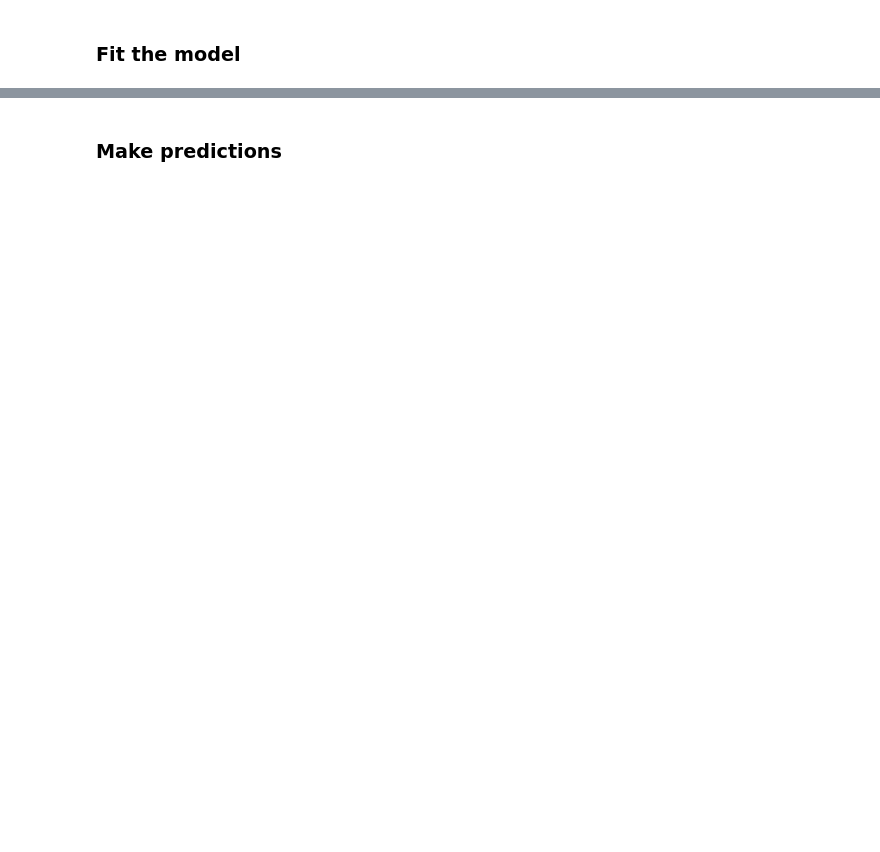
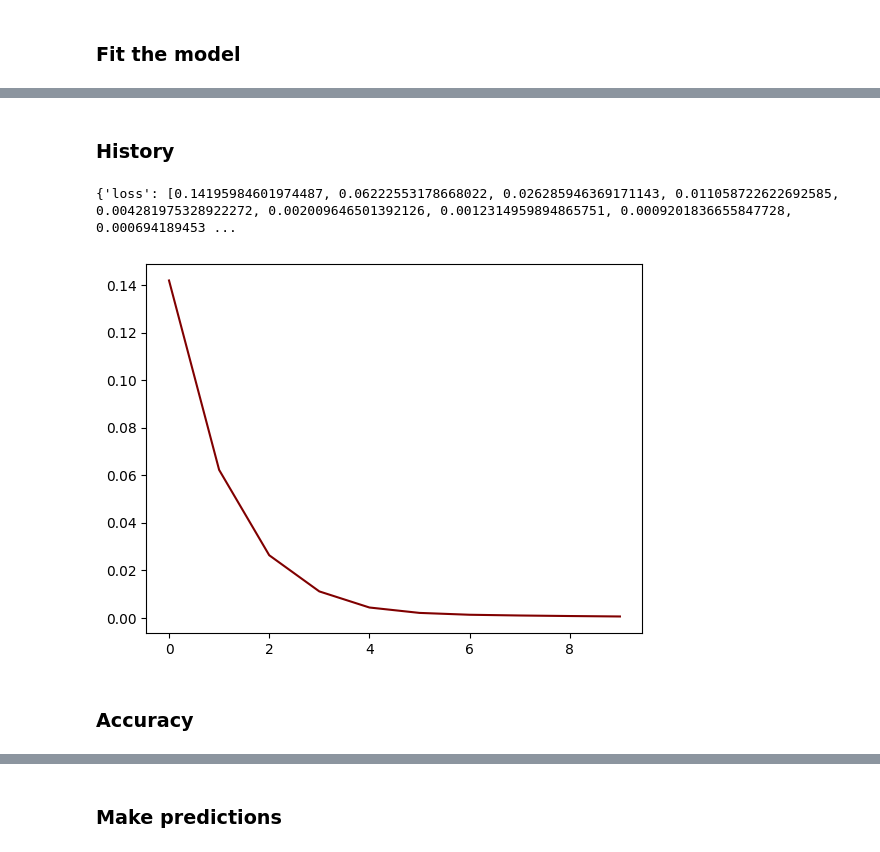
Before and after one commit to sebalexsmith/BBAN3001, a Jupyter notebook: Aritficial Neural Networks/Exercise 6.ipynb, the cells around one changed output, grey strips where cells are left out. Cells and saved outputs as stored; diff of their text form; code cells hidden in the pictures; blank space fills up the shorter version.

```diff
--- a/Aritficial Neural Networks/Exercise 6.ipynb
+++ b/Aritficial Neural Networks/Exercise 6.ipynb
@@ -99,0 +102,13 @@ Epoch 8: early stopping
+# %% [markdown]
+### History
+# %%
+print(history.history)
+# %% [output]
+{'loss': [0.14195984601974487, 0.06222553178668022, 0.026285946369171143, 0.011058722622692585, 0.004281975328922272, 0.002009646501392126, 0.0012314959894865751, 0.0009201836655847728, 0.000694189453 ...
+# %%
+plt.plot(history.history['loss'], color = 'maroon', label = 'Historical loss in training')
+plt.show()
+# %% [output]
+[figure, added]
+# %% [markdown]
+### Accuracy
```
Also changed, not shown: parts of 7 cells of this notebook, 1 other file.
